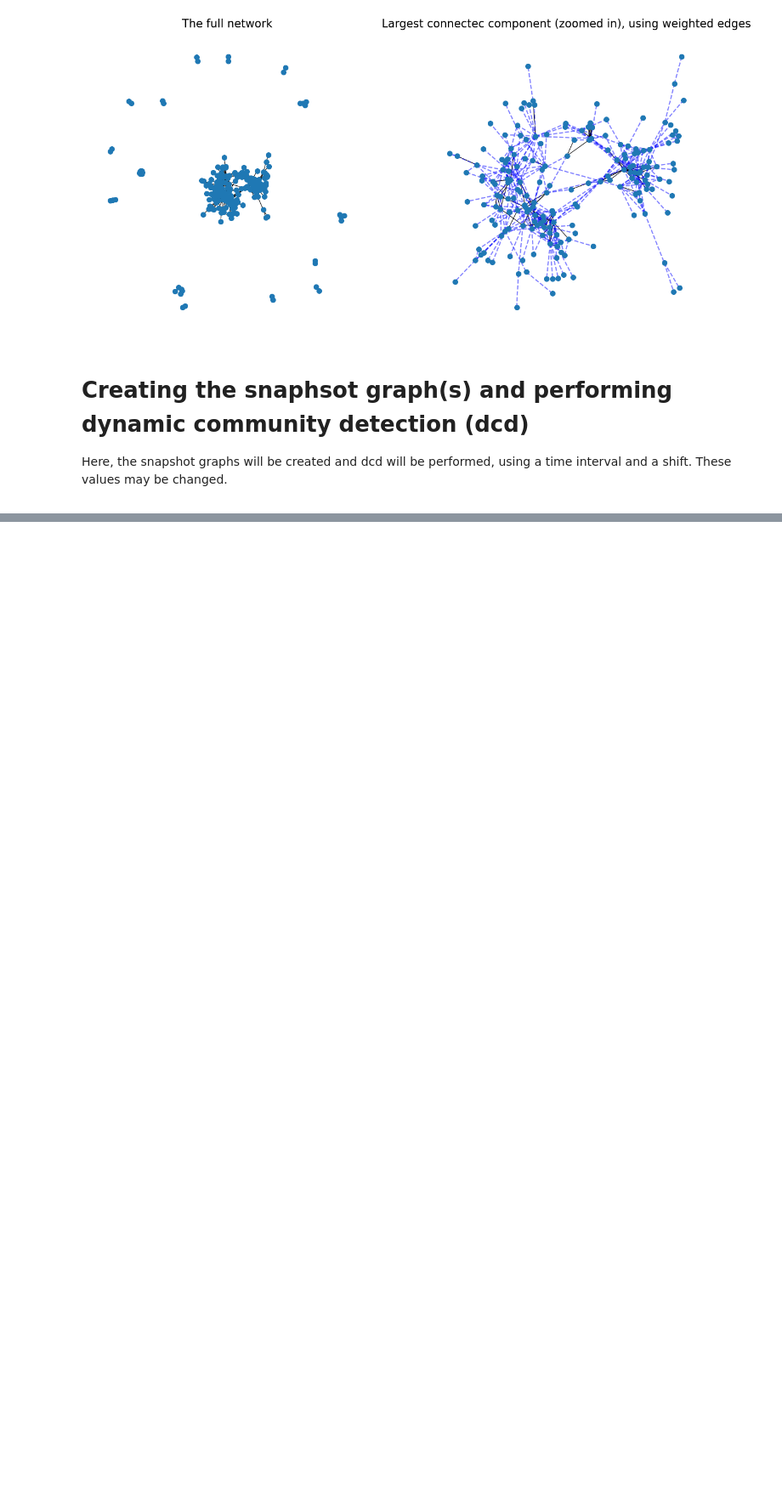
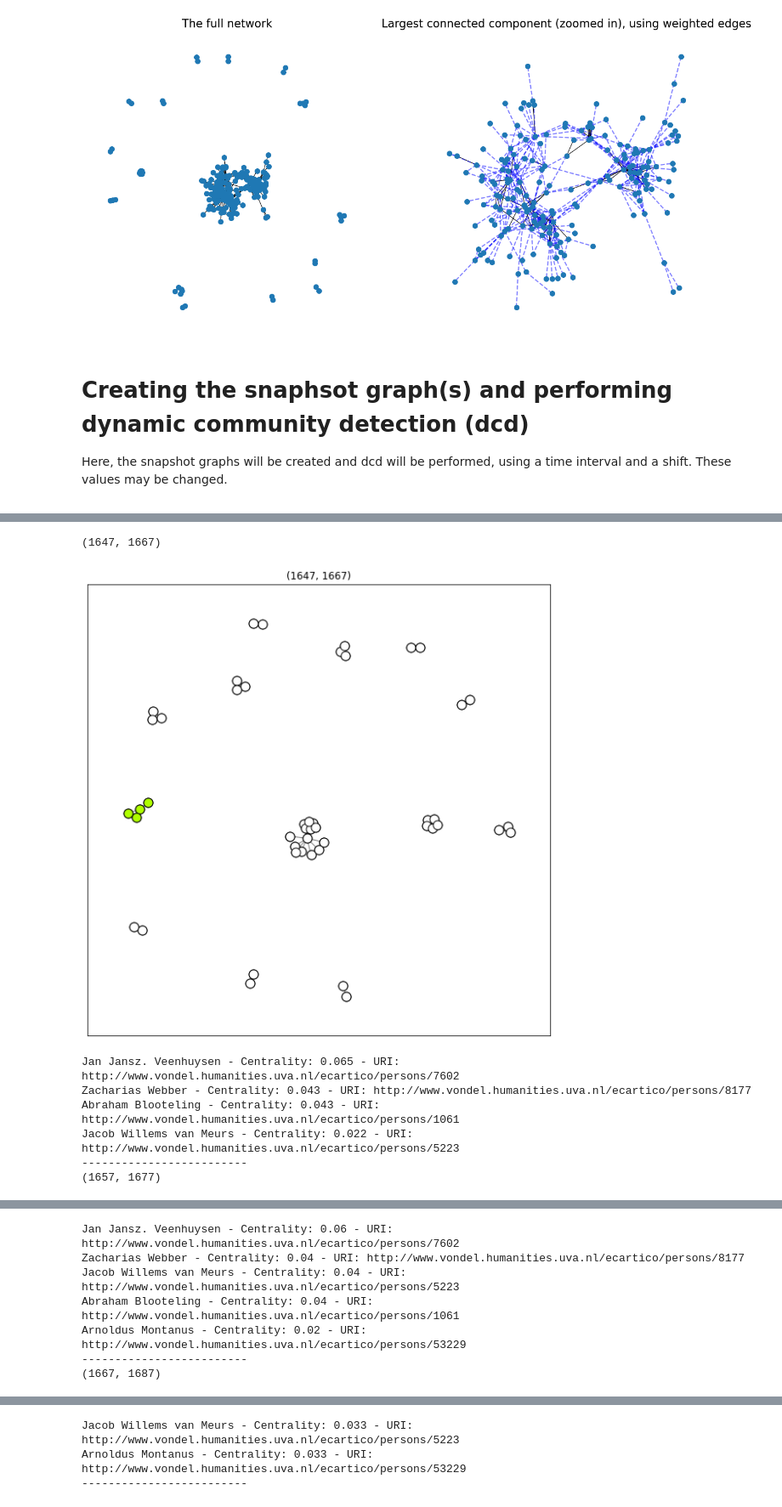
Before and after one commit to ImanHashemi/ga_cd, a Jupyter notebook: dynamic_cd.ipynb, the cells around one changed output, grey strips where cells are left out. Shown at 85% size. Drawn from its saved outputs; the diff is of its cells as text; code cells hidden in the pictures; blank space fills up the shorter version.

```diff
--- a/dynamic_cd.ipynb
+++ b/dynamic_cd.ipynb
@@ -199,0 +290,12 @@ Carel Allard
+# %%
+dynamic_com_id = 22
+res = dynamic_cd.print_dyn_com(dynamic_coms, dynamic_com_id, tc, snapshots, snapshot_times)
+# %% [output]
+(1647, 1667)
+[figure, added]
+Jan Jansz. Veenhuysen - Centrality: 0.065 - URI: http://www.vondel.humanities.uva.nl/ecartico/persons/7602
+Zacharias Webber - Centrality: 0.043 - URI: http://www.vondel.humanities.uva.nl/ecartico/persons/8177
+Abraham Blooteling - Centrality: 0.043 - URI: http://www.vondel.humanities.uva.nl/ecartico/persons/1061
+Jacob Willems van Meurs - Centrality: 0.022 - URI: http://www.vondel.humanities.uva.nl/ecartico/persons/5223
+-------------------------
+(1657, 1677)
@@ -199,0 +303,7 @@ Carel Allard
+Jan Jansz. Veenhuysen - Centrality: 0.06 - URI: http://www.vondel.humanities.uva.nl/ecartico/persons/7602
+Zacharias Webber - Centrality: 0.04 - URI: http://www.vondel.humanities.uva.nl/ecartico/persons/8177
+Jacob Willems van Meurs - Centrality: 0.04 - URI: http://www.vondel.humanities.uva.nl/ecartico/persons/5223
+Abraham Blooteling - Centrality: 0.04 - URI: http://www.vondel.humanities.uva.nl/ecartico/persons/1061
+Arnoldus Montanus - Centrality: 0.02 - URI: http://www.vondel.humanities.uva.nl/ecartico/persons/53229
+-------------------------
+(1667, 1687)
@@ -199,0 +311,3 @@ Carel Allard
+Jacob Willems van Meurs - Centrality: 0.033 - URI: http://www.vondel.humanities.uva.nl/ecartico/persons/5223
+Arnoldus Montanus - Centrality: 0.033 - URI: http://www.vondel.humanities.uva.nl/ecartico/persons/53229
+-------------------------
```
Also changed, not shown: parts of 10 cells of this notebook, 9 other files.
